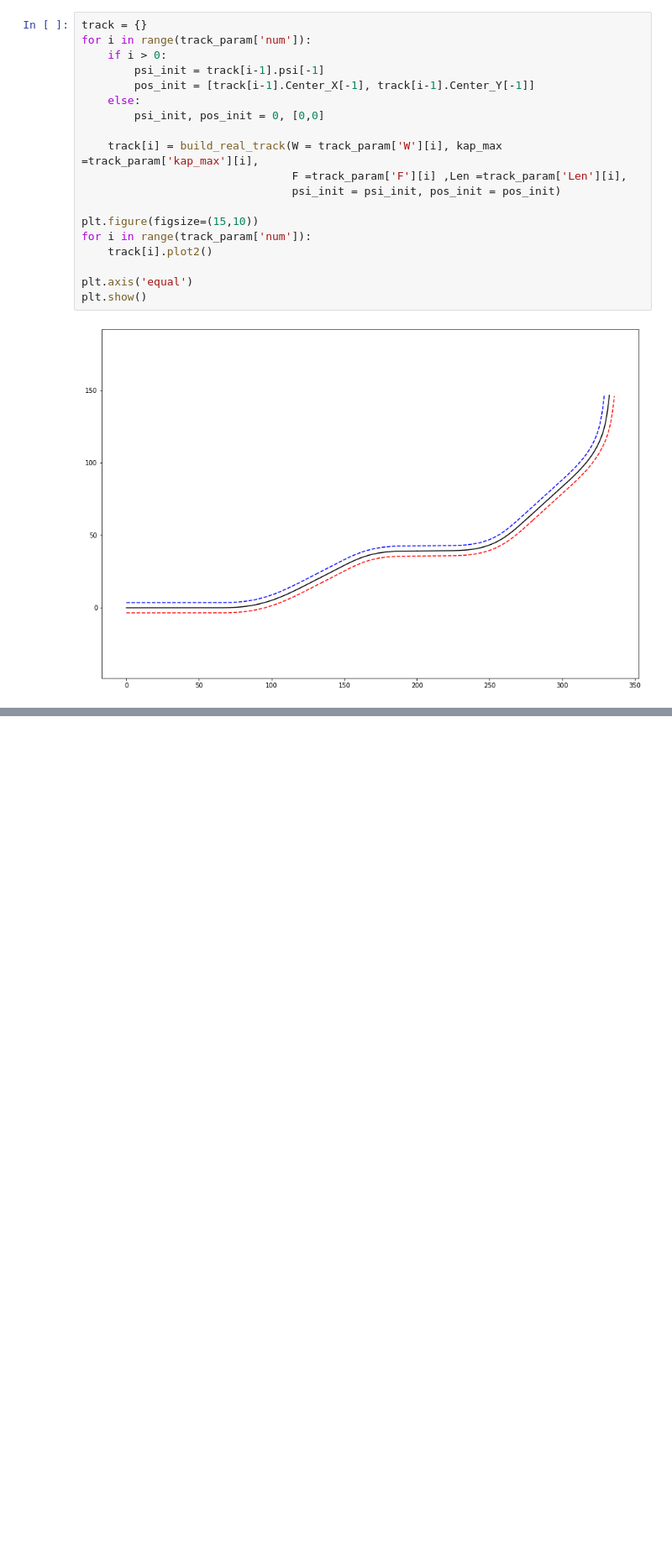
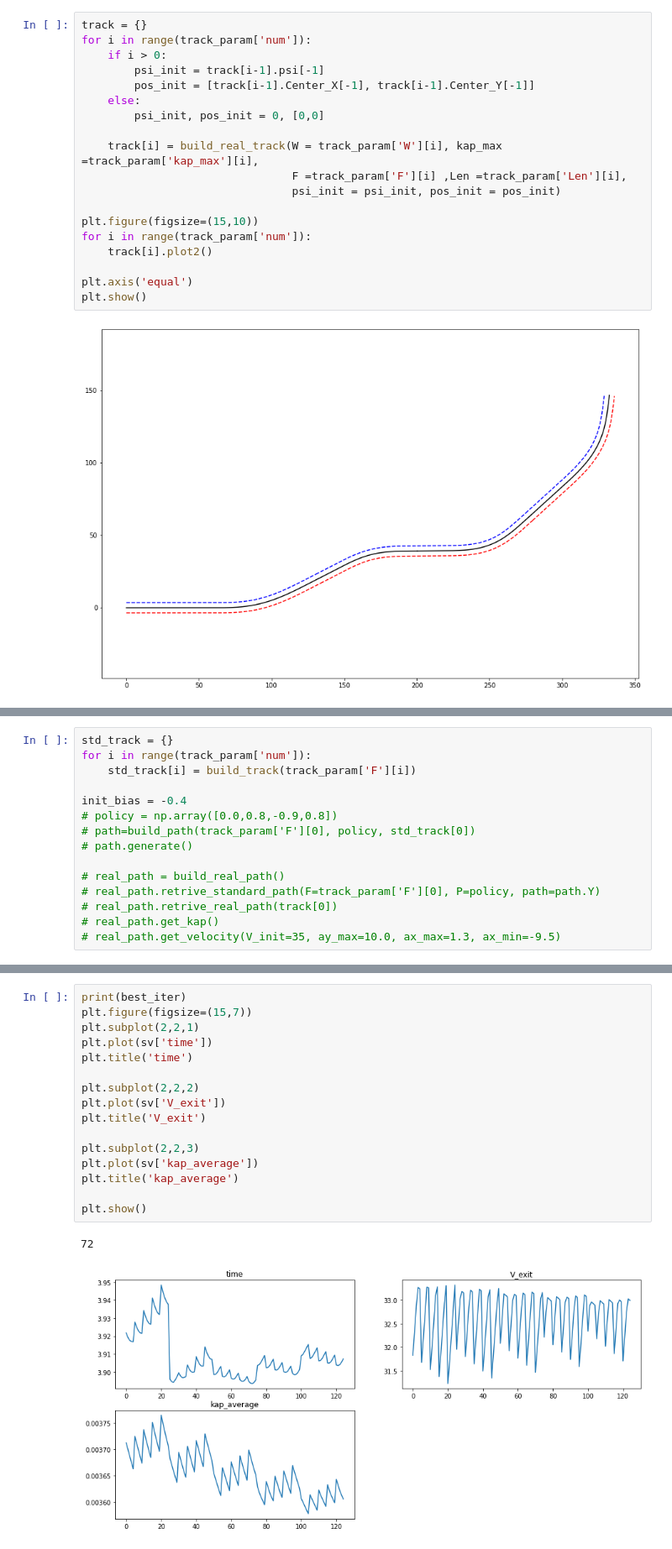
Before and after one commit to CeHao1/train_policy-track, a Jupyter notebook: get_standard_track_by_py/m3_run_algorithm.ipynb, the cells around one changed output, grey strips where cells are left out. Shown: that part at 84% size. Saved outputs shown, nothing was run; the diff lists cells and outputs as text; blank space fills up the shorter version.

```diff
--- a/get_standard_track_by_py/m3_run_algorithm.ipynb
+++ b/get_standard_track_by_py/m3_run_algorithm.ipynb
@@ -116,0 +428,15 @@ plt.show()
+# %%
+std_track = {}
+for i in range(track_param['num']):
+    std_track[i] = build_track(track_param['F'][i])
+
+init_bias = -0.4
+# policy = np.array([0.0,0.8,-0.9,0.8])
+# path=build_path(track_param['F'][0], policy, std_track[0])
+# path.generate()
+
+# real_path = build_real_path()
+# real_path.retrive_standard_path(F=track_param['F'][0], P=policy, path=path.Y)
+# real_path.retrive_real_path(track[0])
+# real_path.get_kap()
+# real_path.get_velocity(V_init=35, ay_max=10.0, ax_max=1.3, ax_min=-9.5)
@@ -116,0 +508,19 @@ plt.show()
+# %%
+print(best_iter)
+plt.figure(figsize=(15,7))
+plt.subplot(2,2,1)
+plt.plot(sv['time'])
+plt.title('time')
+
+plt.subplot(2,2,2)
+plt.plot(sv['V_exit'])
+plt.title('V_exit')
+
+plt.subplot(2,2,3)
+plt.plot(sv['kap_average'])
+plt.title('kap_average')
+
+plt.show()
+# %% [output]
+72
+[figure, added]
```
Also changed, not shown: parts of 9 cells of this notebook.
